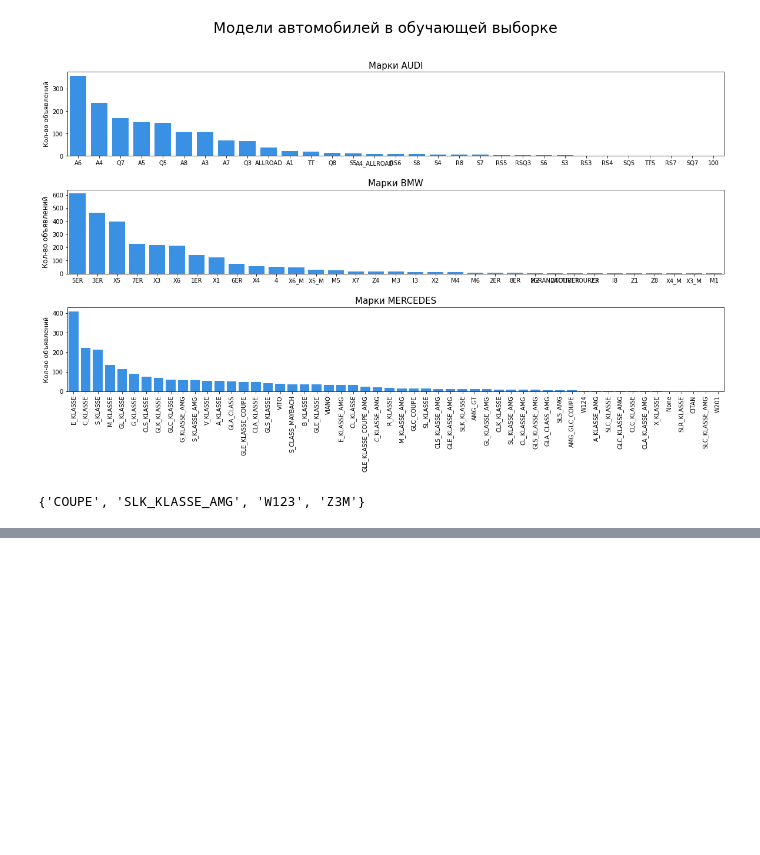
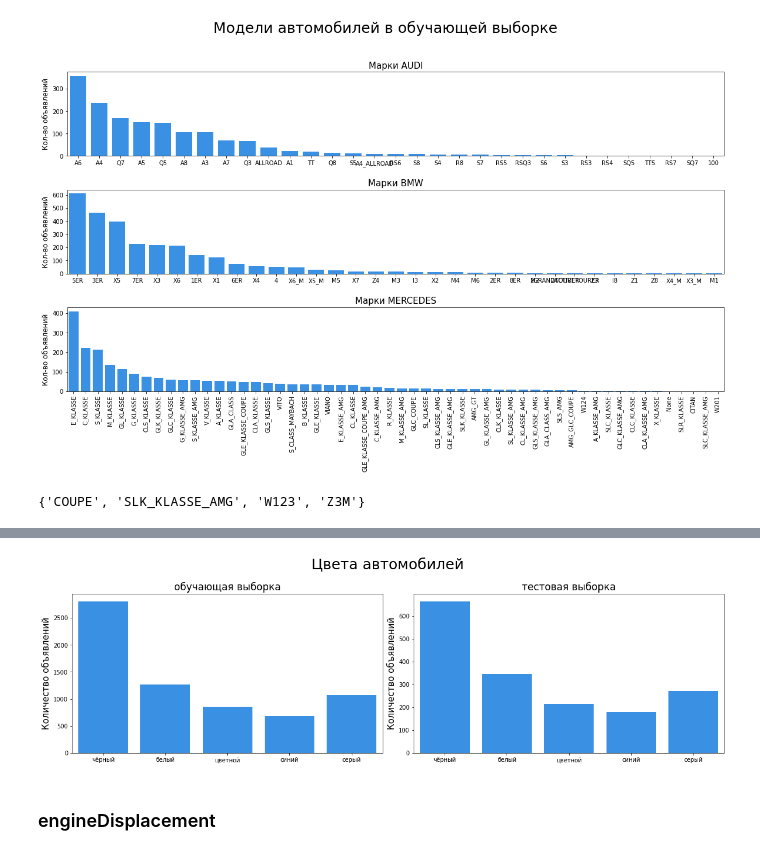
Before and after one commit to NataliaKolesnik/Car_Price_prediction_part2, a Jupyter notebook: 1_EDA.ipynb, the cells around one changed output, grey strips where cells are left out. Drawn from its saved outputs; the diff is of its cells as text; code cells hidden in the pictures; blank space fills up the shorter version.

```diff
--- a/1_EDA.ipynb
+++ b/1_EDA.ipynb
@@ -248,0 +294,31 @@ set(df_test['model_info'].unique()) - set(df_train['model_info'].unique())
+# %%
+def color_processing(color):
+  if color in ['чёрный','серый', 'белый', 'синий']:
+      return color
+  elif color == 'серебристый':
+      return 'серый'
+  else:
+      return 'цветной'
+
+df_train['color_littel'] = df_train['color'].apply(lambda color: color_processing(color))
+df_test['color_littel'] = df_test['color'].apply(lambda color: color_processing(color))
+# %%
+fig, ax = plt.subplots(1, 2, figsize=(20,5))
+plt.subplots_adjust(wspace=0.1, hspace=0.4) # Расстояния между графиками
+fig.suptitle('Цвета автомобилей', y=1.05, fontsize=FONT_TITLE)
+
+ax[0].set_title('обучающая выборка', fontsize=FONT_LABEL+2)
+sns.countplot(ax=ax[0], x='color_littel', data=df_train,  color=COLOR, order=df_test['color_littel'].unique())
+ax[0].set_ylabel('Количество объявлений', fontsize=FONT_LABEL)
+ax[0].set_xlabel('')
+
+ax[1].set_title('тестовая выборка', fontsize=FONT_LABEL+2)
+sns.countplot(ax=ax[1], x='color_littel', data=df_test,  color=COLOR, order=df_test['color_littel'].unique())
+ax[1].set_ylabel('Количество объявлений', fontsize=FONT_LABEL)
+ax[1].set_xlabel('')
+
+plt.show()
+# %% [output]
+[figure, added]
+# %% [markdown]
+### engineDisplacement
```
Also changed, not shown: parts of 55 cells of this notebook.
